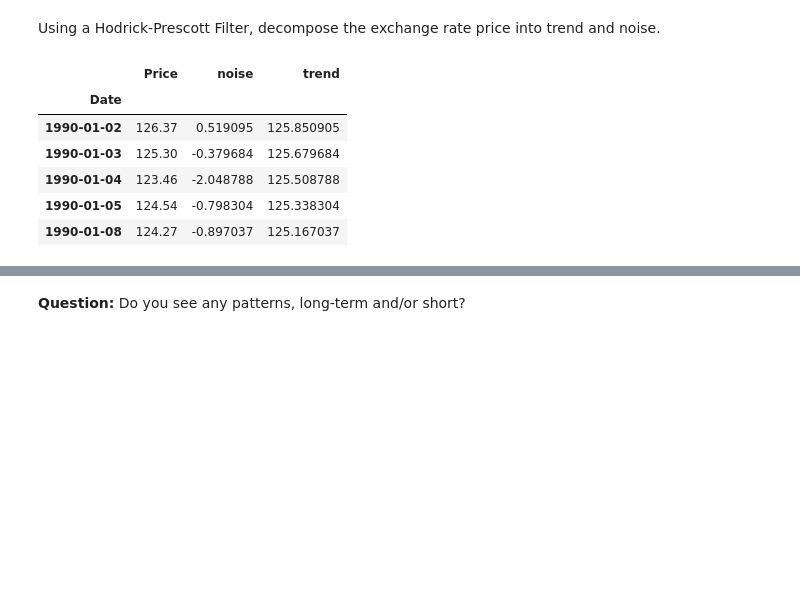
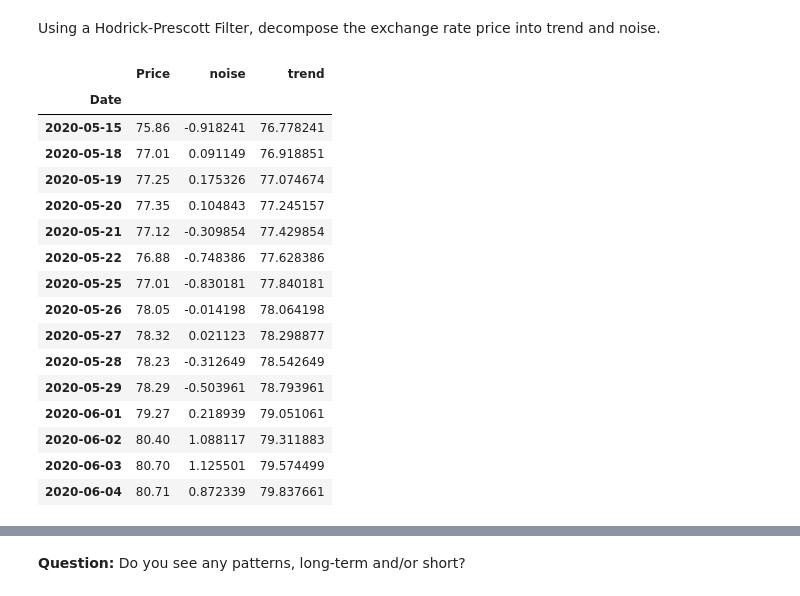
Before and after one commit to aylwarda/fintech-timeseries-and-regression, a Jupyter notebook: time_series_analysis.ipynb, the cells around one changed output, grey strips where cells are left out. Saved outputs shown, nothing was run; the diff lists cells and outputs as text; code cells hidden in the pictures; blank space fills up the shorter version.

```diff
--- a/time_series_analysis.ipynb
+++ b/time_series_analysis.ipynb
@@ -81,17 +83,27 @@ cad_jpy_noise, cad_jpy_trend = sm.tsa.filters.hpfilter(cadjpy_trnd_nse)
 # %%
 # Create a dataframe of just the exchange rate price, and add columns for "noise" and "trend" series from above:
 # Taking the DataFrame created above ...
 cadjpy_trnd_nse['noise'] = cad_jpy_noise
 cadjpy_trnd_nse['trend'] = cad_jpy_trend
-cadjpy_trnd_nse.head()
+cadjpy_trnd_nse.tail(15)
 # %% [output]
 |  | Price | noise | trend |
 | Date |  |  |  |
-| 1990-01-02 | 126.37 | 0.519095 | 125.850905 |
-| 1990-01-03 | 125.30 | -0.379684 | 125.679684 |
-| 1990-01-04 | 123.46 | -2.048788 | 125.508788 |
-| 1990-01-05 | 124.54 | -0.798304 | 125.338304 |
-| 1990-01-08 | 124.27 | -0.897037 | 125.167037 |
+| 2020-05-15 | 75.86 | -0.918241 | 76.778241 |
+| 2020-05-18 | 77.01 | 0.091149 | 76.918851 |
+| 2020-05-19 | 77.25 | 0.175326 | 77.074674 |
+| 2020-05-20 | 77.35 | 0.104843 | 77.245157 |
+| 2020-05-21 | 77.12 | -0.309854 | 77.429854 |
+| 2020-05-22 | 76.88 | -0.748386 | 77.628386 |
+| 2020-05-25 | 77.01 | -0.830181 | 77.840181 |
+| 2020-05-26 | 78.05 | -0.014198 | 78.064198 |
+| 2020-05-27 | 78.32 | 0.021123 | 78.298877 |
+| 2020-05-28 | 78.23 | -0.312649 | 78.542649 |
+| 2020-05-29 | 78.29 | -0.503961 | 78.793961 |
+| 2020-06-01 | 79.27 | 0.218939 | 79.051061 |
+| 2020-06-02 | 80.40 | 1.088117 | 79.311883 |
+| 2020-06-03 | 80.70 | 1.125501 | 79.574499 |
+| 2020-06-04 | 80.71 | 0.872339 | 79.837661 |
 # %%
 # Plot the Exchange Rate Price vs. the Trend for 2015 to the present
 # No need to create a new DataFrame with the column dropped
```
Also changed, not shown: parts of 30 cells of this notebook.
